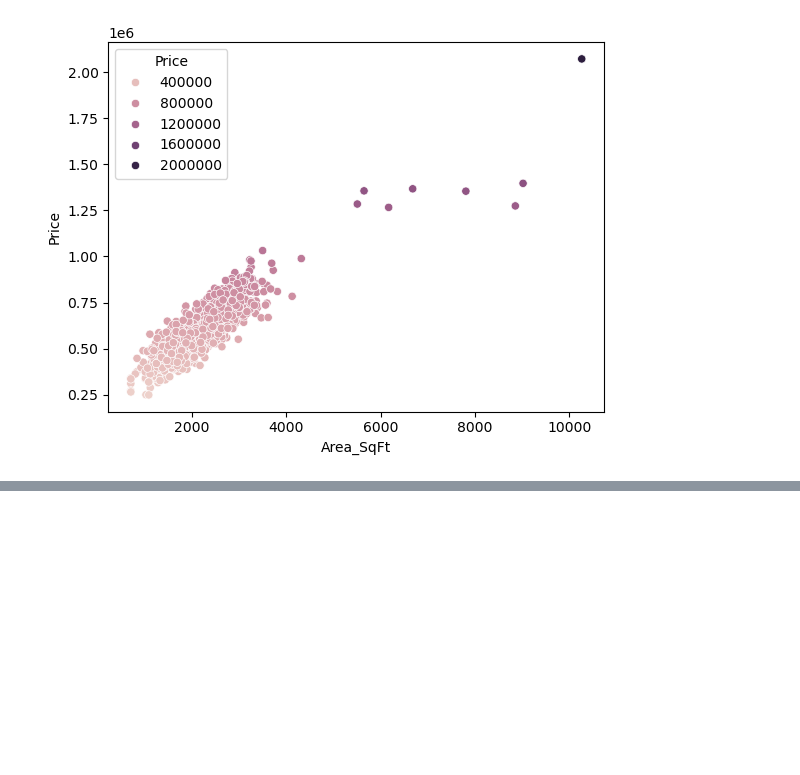
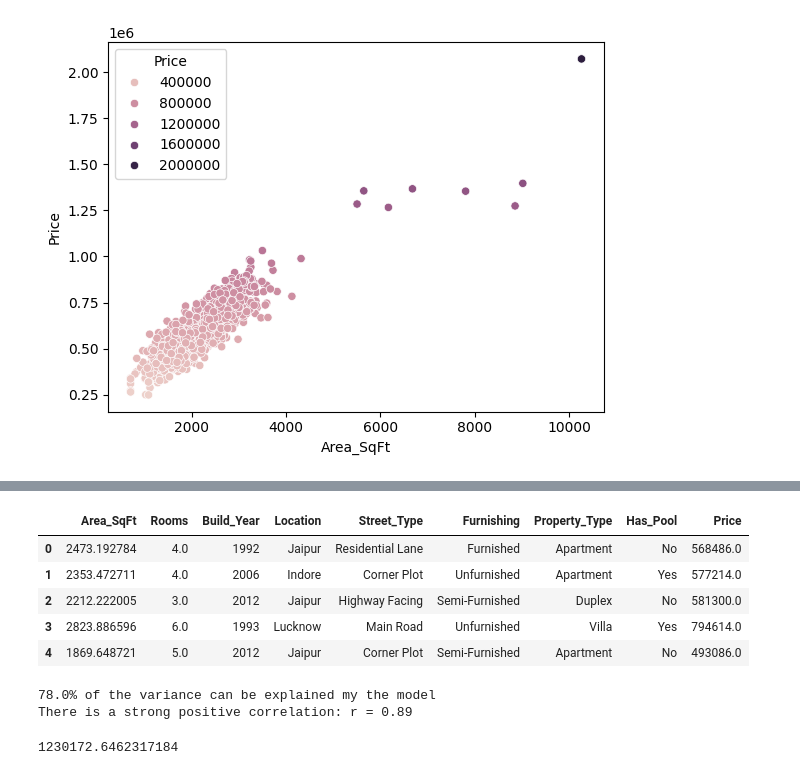
Before and after one commit to mertensblackfyre/data_analysis_projects, a Jupyter notebook: LinearRegression/project1/HousePrices.ipynb, the cells around one changed output, grey strips where cells are left out. Drawn from its saved outputs; the diff is of its cells as text; code cells hidden in the pictures; blank space fills up the shorter version.

Commit message:
Multiple Regression

```diff
--- a/LinearRegression/project1/HousePrices.ipynb
+++ b/LinearRegression/project1/HousePrices.ipynb
@@ -165,0 +152,70 @@ print(b, model.intercept_)
+# %%
+hp.head()
+# %% [output]
+|  | Area_SqFt | Rooms | Build_Year | Location | Street_Type | Furnishing | Property_Type | Has_Pool | Price |
+| 0 | 2473.192784 | 4.0 | 1992 | Jaipur | Residential Lane | Furnished | Apartment | No | 568486.0 |
+| 1 | 2353.472711 | 4.0 | 2006 | Indore | Corner Plot | Unfurnished | Apartment | Yes | 577214.0 |
+| 2 | 2212.222005 | 3.0 | 2012 | Jaipur | Highway Facing | Semi-Furnished | Duplex | No | 581300.0 |
+| 3 | 2823.886596 | 6.0 | 1993 | Lucknow | Main Road | Unfurnished | Villa | Yes | 794614.0 |
+| 4 | 1869.648721 | 5.0 | 2012 | Jaipur | Corner Plot | Semi-Furnished | Apartment | No | 493086.0 |
+# %%
+
+# Manual Linear Regression with 2 features (Area and #Rooms)
+xdf = hp.loc[:,["Area_SqFt","Rooms","Price"]]
+
+x1_mean = xdf['Area_SqFt'].mean()
+x2_mean = xdf['Rooms'].mean()
+y_mean = xdf['Price'].mean()
+
+Sxx1 =((xdf["Area_SqFt"] - x1_mean)**2).sum()
+Sxx2 = ((xdf["Rooms"] - x2_mean)**2).sum()
+Syy = ((xdf["Price"] - y_mean)**2).sum()
+
+Sxy1 = ((xdf["Area_SqFt"] - x1_mean) * (xdf["Price"] - y_mean)).sum()
+Sxy2 = ((xdf["Rooms"] - x2_mean) * (xdf["Price"] - y_mean)).sum()
+
+
+X = xdf[["Area_SqFt", "Rooms"]].values
+y = xdf["Price"].values
+ones = np.ones((len(X), 1))
+X = np.hstack((ones, X))
+TX = X.T @ X
+a = np.linalg.inv(TX)
+b = X.T @ y
+c = a @ b
+
+m1 = c[1]
+b = c[0]
+m2 = c[2]
+
+
+SRR = ((((m1*xdf["Area_SqFt"]) + (m2*xdf["Rooms"]) + b) - y_mean)**2).sum()
+SSE = (( xdf["Price"]- ((m1*xdf["Area_SqFt"]) + (m2*xdf["Rooms"]) + b) )**2).sum()
+
+r2  = SRR/Syy
+r = math.sqrt(r2)
+print(f"{round(r2,2) * 100}% of the variance can be explained my the model")
+
+if r > 0.7:
+    print(f"There is a strong positive correlation: r = {round(r,2)}")
+elif r > 0.4:
+    print(f"There is a moderate positive correlation: r = {round(r,2)}")
+elif r < -0.7:
+    print(f"There is a strong negative correlation: r = {round(r,2)}")
+else:
+    print(f"There is a weak correlation: r = {round(r,2)}")
+# %% [output]
+78.0% of the variance can be explained my the model
+There is a strong positive correlation: r = 0.89
+# %%
+def predict1(area,room):
+    price = (m1*area) + (m2*room)+b
+    return price
+
+x = 6000
+x2 = 4
+price = predict1(x,x2)
+
+print(price)
+# %% [output]
+1230172.6462317184
```
Also changed, not shown: parts of 9 cells of this notebook.
